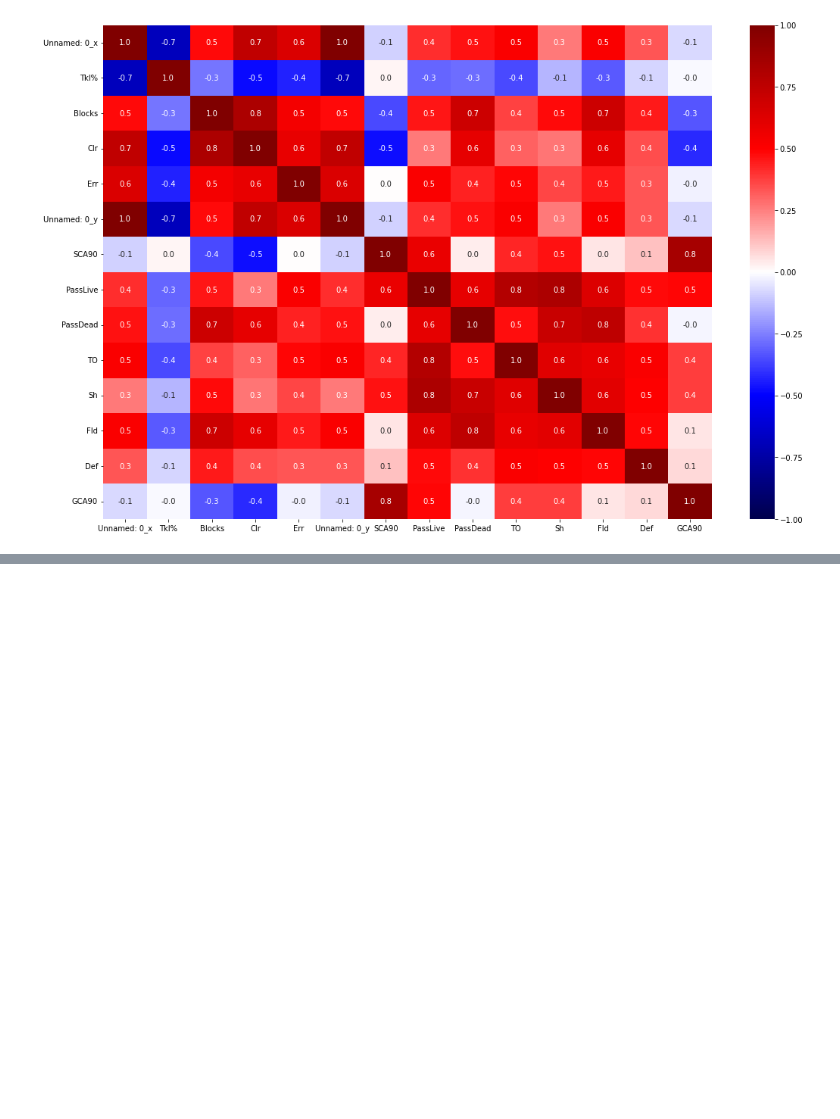
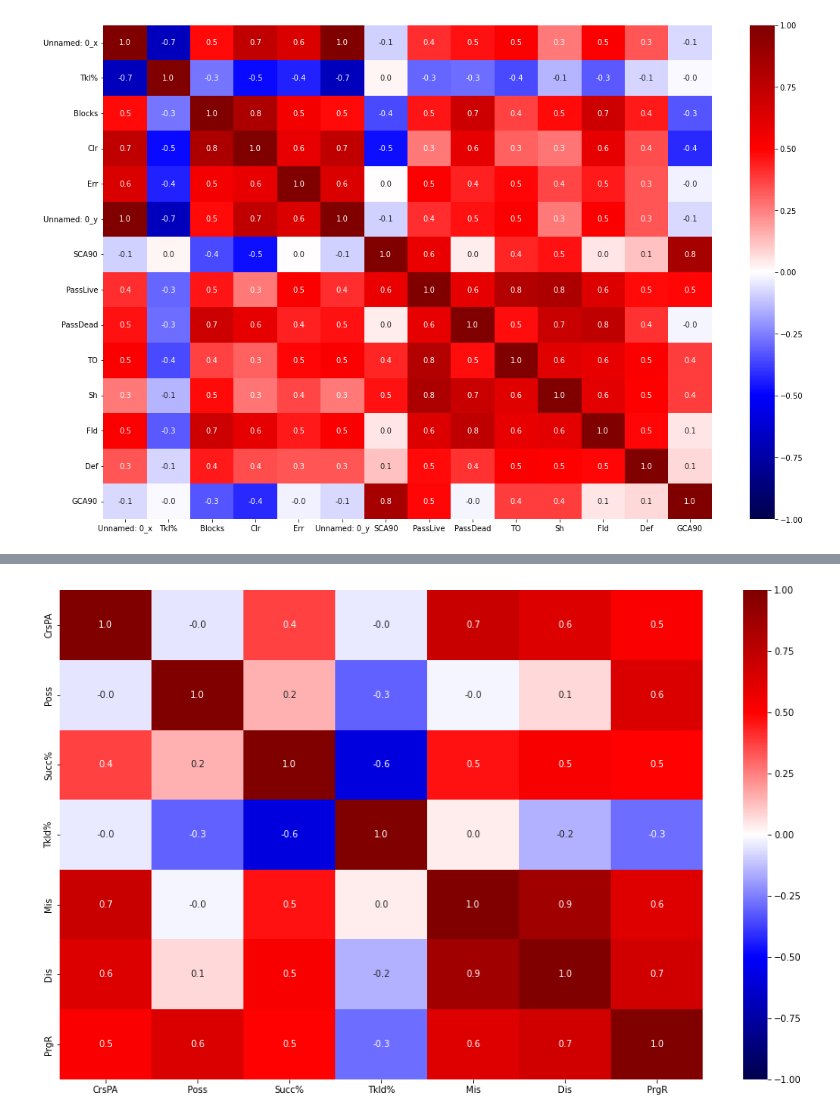
Before and after one commit to umutarsln/lineer-regression, a Jupyter notebook: umutarslan/predictions/merge_tables.ipynb, the cells around one changed output, grey strips where cells are left out. Cells and saved outputs as stored; diff of their text form; code cells hidden in the pictures; blank space fills up the shorter version.

```diff
--- a/umutarslan/predictions/merge_tables.ipynb
+++ b/umutarslan/predictions/merge_tables.ipynb
@@ -40,0 +72,8 @@ sns.heatmap(merged_df.corr(), cmap="seismic", annot=True, vmin=-1, vmax=1, fmt='
+# %%
+df2_drops = ["Unnamed: 0_x","Unnamed: 0_y","Ast","1/3","Live","KP","Cmp%"]
+merged_df_2.drop(columns=df2_drops,axis=1,inplace=True)
+# %%
+plt.figure(figsize=[16,10])
+sns.heatmap(merged_df_2.corr(), cmap="seismic", annot=True, vmin=-1, vmax=1, fmt='.1f');
+# %% [output]
+[figure, added]
```
Also changed, not shown: parts of 41 cells of this notebook, 1 other file.
